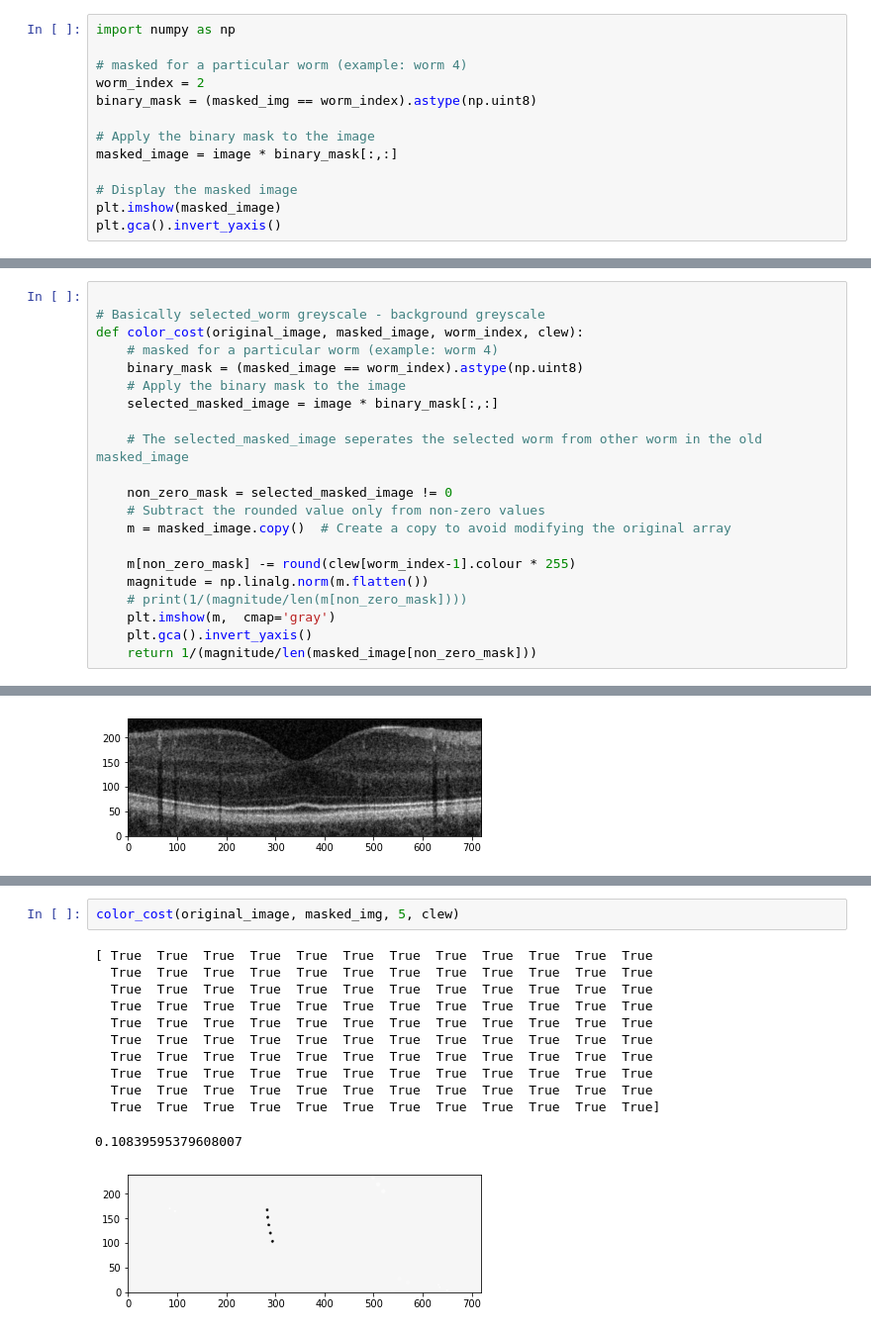
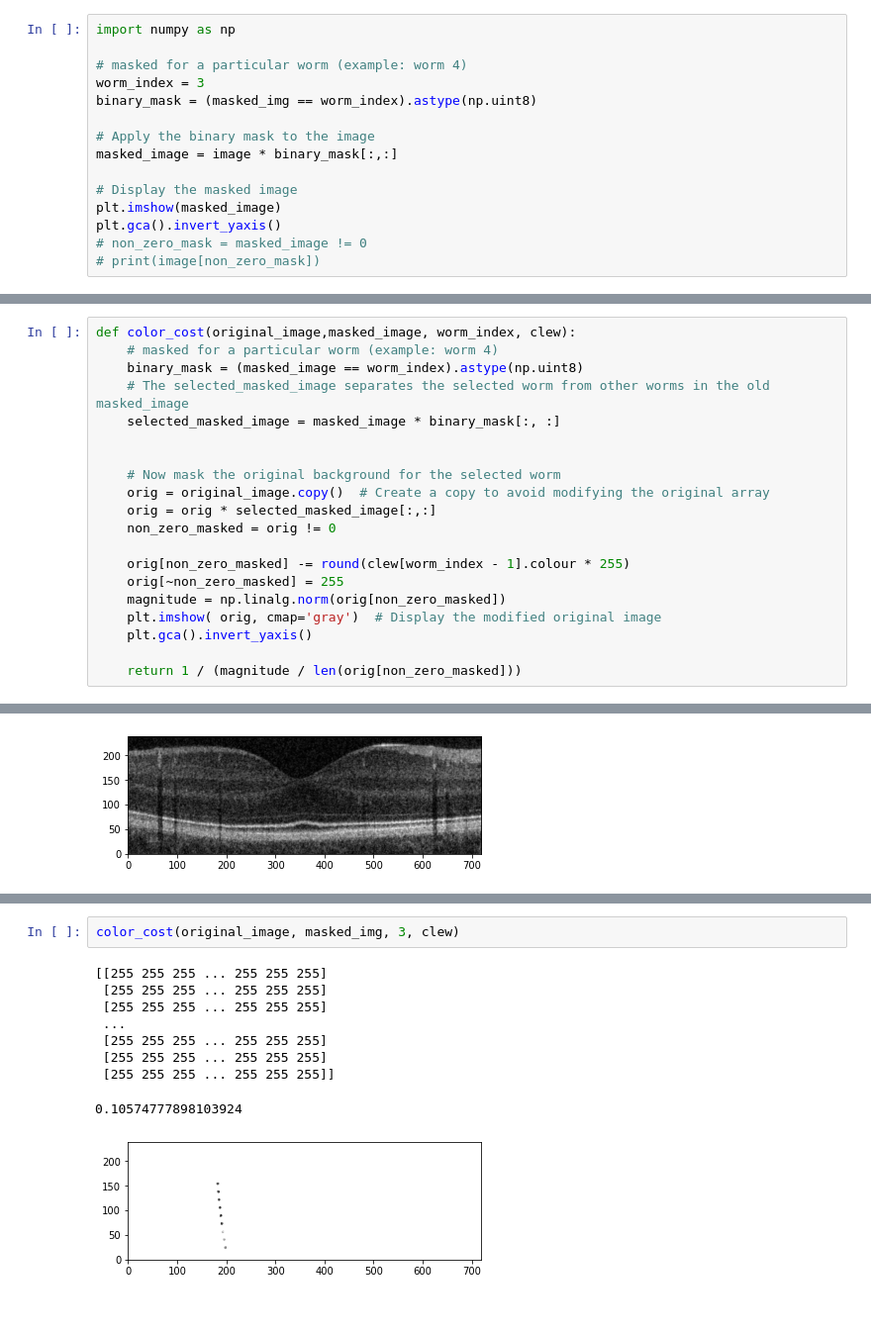
Before and after one commit to Will-H007/Camouflage-Worms, a Jupyter notebook: CamoWorms/CamoWorms.ipynb, the cells around one changed output, grey strips where cells are left out. Shown at 99% size. Saved outputs shown, nothing was run; the diff lists cells and outputs as text.

Commit message:
colour in progress

```diff
--- a/CamoWorms/CamoWorms.ipynb
+++ b/CamoWorms/CamoWorms.ipynb
@@ -483,7 +483,7 @@ plt.gca().invert_yaxis()
 import numpy as np
 
 # masked for a particular worm (example: worm 4)
-worm_index = 2
+worm_index = 3
 binary_mask = (masked_img == worm_index).astype(np.uint8)
 
 # Apply the binary mask to the image
@@ -492,4 +492,6 @@ masked_image = image * binary_mask[:,:]
 # Display the masked image
 plt.imshow(masked_image)
 plt.gca().invert_yaxis()
+# non_zero_mask = masked_image != 0
+# print(image[non_zero_mask])
 # %% [output]
@@ -497,24 +499,23 @@ plt.gca().invert_yaxis()
 # %%
-
-# Basically selected_worm greyscale - background greyscale
-def color_cost(original_image, masked_image, worm_index, clew):
+def color_cost(original_image,masked_image, worm_index, clew):
     # masked for a particular worm (example: worm 4)
     binary_mask = (masked_image == worm_index).astype(np.uint8)
-    # Apply the binary mask to the image
-    selected_masked_image = image * binary_mask[:,:]
+    # The selected_masked_image separates the selected worm from other worms in the old masked_image
+    selected_masked_image = masked_image * binary_mask[:, :]
 
-    # The selected_masked_image seperates the selected worm from other worm in the old masked_image
 
-    non_zero_mask = selected_masked_image != 0
-    # Subtract the rounded value only from non-zero values
-    m = masked_image.copy()  # Create a copy to avoid modifying the original array
+    # Now mask the original background for the selected worm
+    orig = original_image.copy()  # Create a copy to avoid modifying the original array
+    orig = orig * selected_masked_image[:,:]
+    non_zero_masked = orig != 0
 
-    m[non_zero_mask] -= round(clew[worm_index-1].colour * 255)
-    magnitude = np.linalg.norm(m.flatten())
-    # print(1/(magnitude/len(m[non_zero_mask])))
-    plt.imshow(m,  cmap='gray')
+    orig[non_zero_masked] -= round(clew[worm_index - 1].colour * 255)
+    orig[~non_zero_masked] = 255
+    magnitude = np.linalg.norm(orig[non_zero_masked])
+    plt.imshow( orig, cmap='gray')  # Display the modified original image
     plt.gca().invert_yaxis()
-    return 1/(magnitude/len(masked_image[non_zero_mask]))
+
+    return 1 / (magnitude / len(orig[non_zero_masked]))
 # %%
 drawing = Drawing(original_image)
 drawing.show()
@@ -529,15 +530,12 @@ drawing.show()
 # %%
-color_cost(original_image, masked_img, 5, clew)
+color_cost(original_image, masked_img, 3, clew)
 # %% [output]
-[ True  True  True  True  True  True  True  True  True  True  True  True
-  True  True  True  True  True  True  True  True  True  True  True  True
-  True  True  True  True  True  True  True  True  True  True  True  True
-  True  True  True  True  True  True  True  True  True  True  True  True
-  True  True  True  True  True  True  True  True  True  True  True  True
-  True  True  True  True  True  True  True  True  True  True  True  True
-  True  True  True  True  True  True  True  True  True  True  True  True
-  True  True  True  True  True  True  True  True  True  True  True  True
-  True  True  True  True  True  True  True  True  True  True  True  True
-  True  True  True  True  True  True  True  True  True  True  True  True]
+[[255 255 255 ... 255 255 255]
+ [255 255 255 ... 255 255 255]
+ [255 255 255 ... 255 255 255]
+ ...
+ [255 255 255 ... 255 255 255]
+ [255 255 255 ... 255 255 255]
+ [255 255 255 ... 255 255 255]]
-0.10839595379608007
+0.10574777898103924
-[figure, old version]
+[figure, new version]
```
Also changed, not shown: parts of 11 cells of this notebook, 6 other files.
